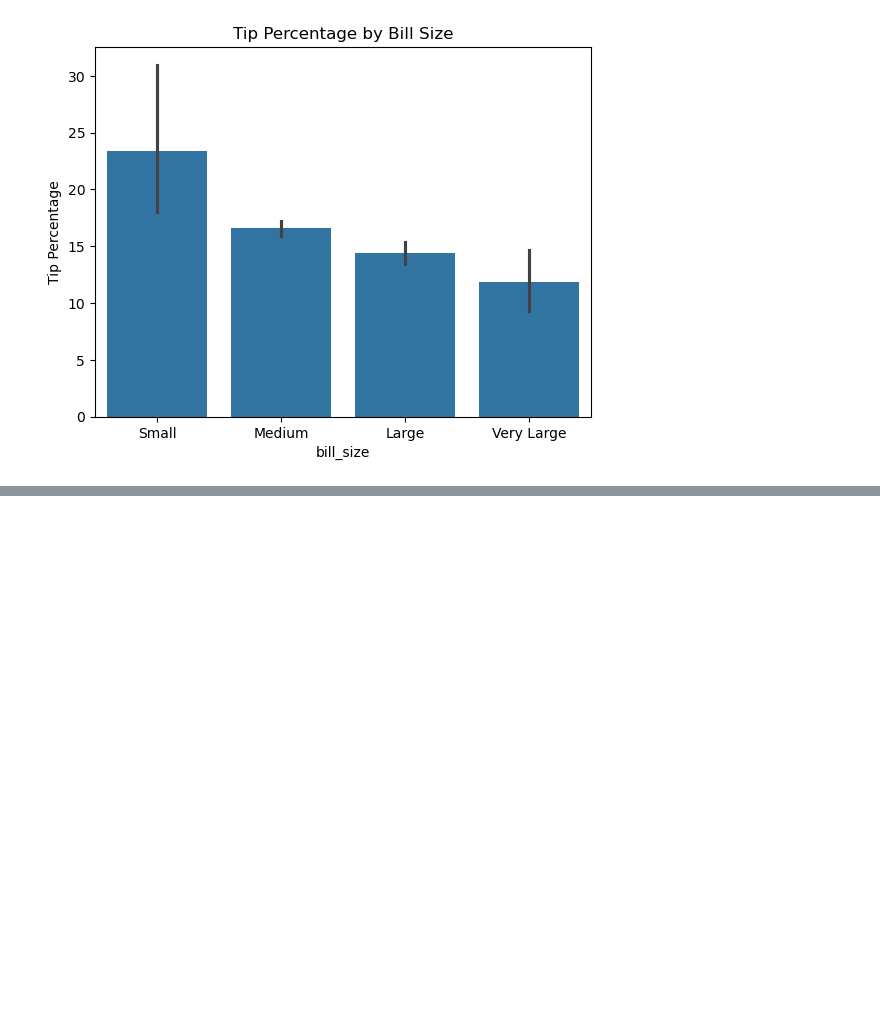
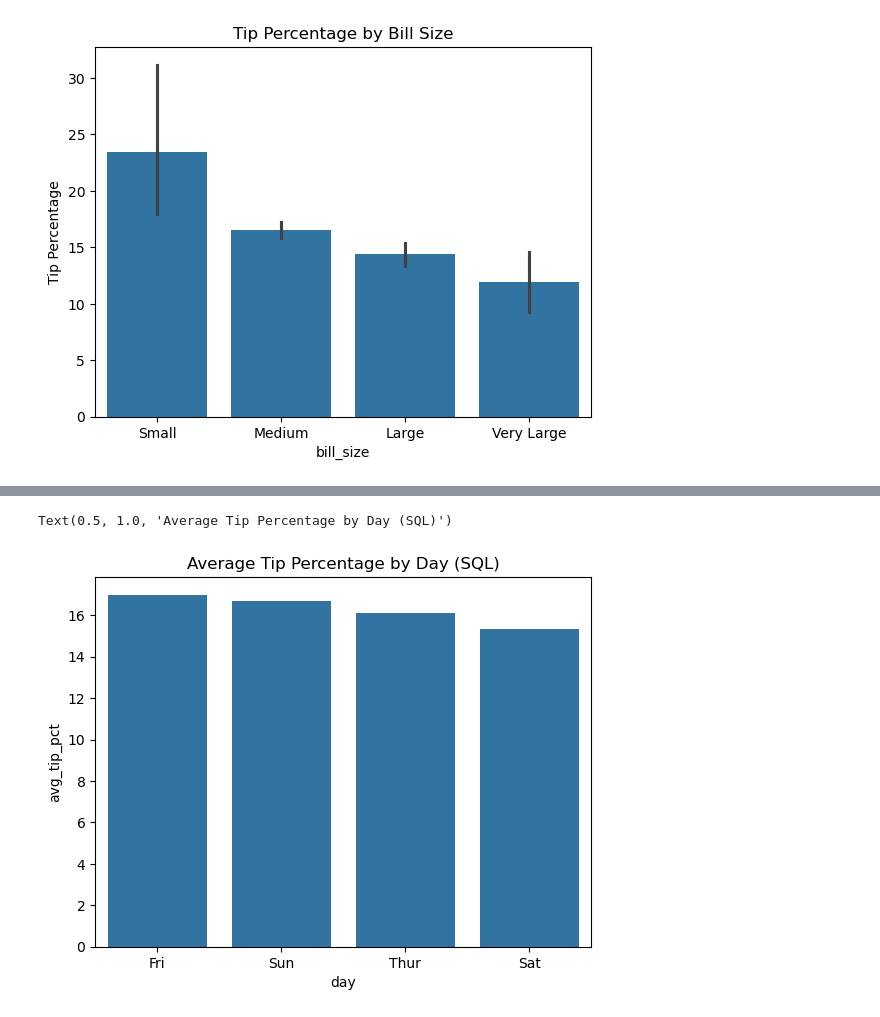
Before and after one commit to shaunagbaje/data-analytics-training, a Jupyter notebook: pandas_intro.ipynb, the cells around one changed output, grey strips where cells are left out. Drawn from its saved outputs; the diff is of its cells as text; code cells hidden in the pictures; blank space fills up the shorter version.

```diff
--- a/pandas_intro.ipynb
+++ b/pandas_intro.ipynb
@@ -483,0 +499,2 @@ Text(0, 0.5, 'Tip Percentage')
+# %%
+conn = sqlite3.connect("restaurant.db")
@@ -483,0 +505,10 @@ Text(0, 0.5, 'Tip Percentage')
+# %%
+query = """
+SELECT day, AVG(tip_pct) AS avg_tip_pct
+FROM tips
+GROUP BY day
+ORDER BY avg_tip_pct DESC;
+"""
+# %%
+sql_df = pd.read_sql(query, conn)
+sql_df
@@ -483,0 +521,9 @@ Text(0, 0.5, 'Tip Percentage')
+# %%
+import seaborn as sns
+import matplotlib.pyplot as plt
+
+sns.barplot(x="day", y="avg_tip_pct", data=sql_df)
+plt.title("Average Tip Percentage by Day (SQL)")
+# %% [output]
+Text(0.5, 1.0, 'Average Tip Percentage by Day (SQL)')
+[figure, added]
```
Also changed, not shown: parts of 8 cells of this notebook.
